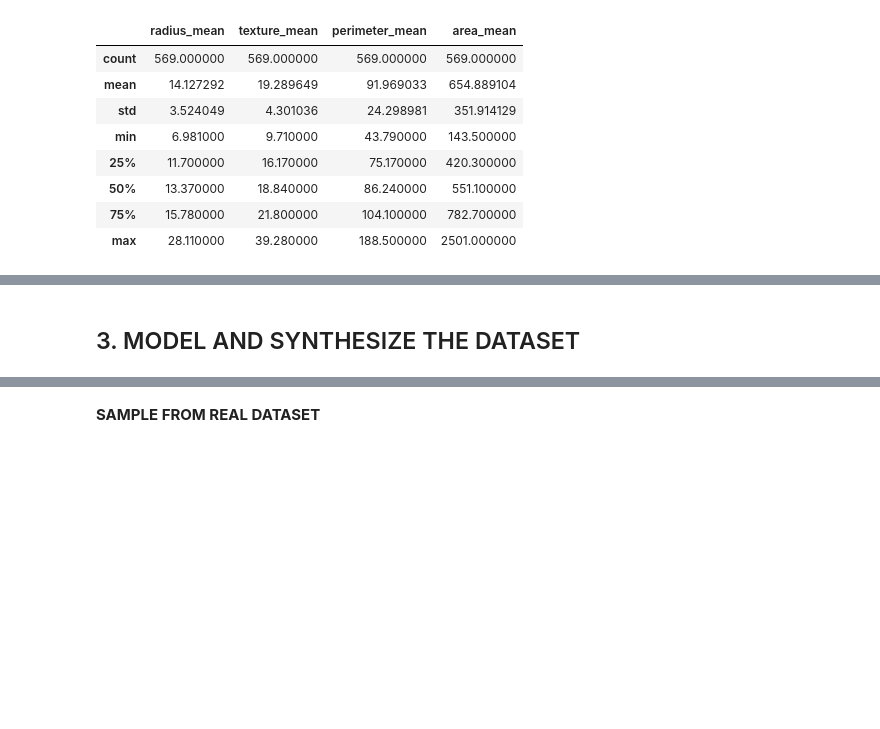
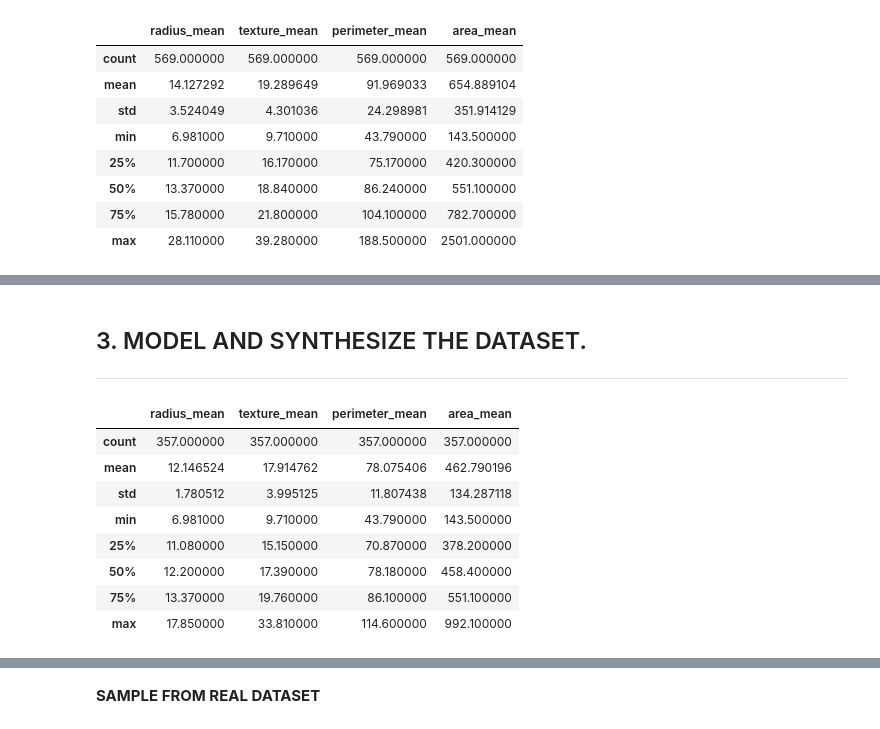
Before and after one commit to RobVergano/PDA22, a Jupyter notebook: Project 1 PDA 2022.ipynb, the cells around one changed output, grey strips where cells are left out. Cells and saved outputs as stored; diff of their text form; code cells hidden in the pictures; blank space fills up the shorter version.

```diff
--- a/Project 1 PDA 2022.ipynb
+++ b/Project 1 PDA 2022.ipynb
@@ -139,3 +175,17 @@ sns.pairplot(df, hue= "diagnosis")
 # %% [markdown]
-## 3. MODEL AND SYNTHESIZE THE DATASET
+## 3. MODEL AND SYNTHESIZE THE DATASET.
+***
+# %%
+dfb = df.loc[df["diagnosis"] == "B"]
+pd.DataFrame.describe(dfb)
+# %% [output]
+|  | radius_mean | texture_mean | perimeter_mean | area_mean |
+| count | 357.000000 | 357.000000 | 357.000000 | 357.000000 |
+| mean | 12.146524 | 17.914762 | 78.075406 | 462.790196 |
+| std | 1.780512 | 3.995125 | 11.807438 | 134.287118 |
+| min | 6.981000 | 9.710000 | 43.790000 | 143.500000 |
+| 25% | 11.080000 | 15.150000 | 70.870000 | 378.200000 |
+| 50% | 12.200000 | 17.390000 | 78.180000 | 458.400000 |
+| 75% | 13.370000 | 19.760000 | 86.100000 | 551.100000 |
+| max | 17.850000 | 33.810000 | 114.600000 | 992.100000 |
 # %%
```
Also changed, not shown: parts of 27 cells of this notebook.
